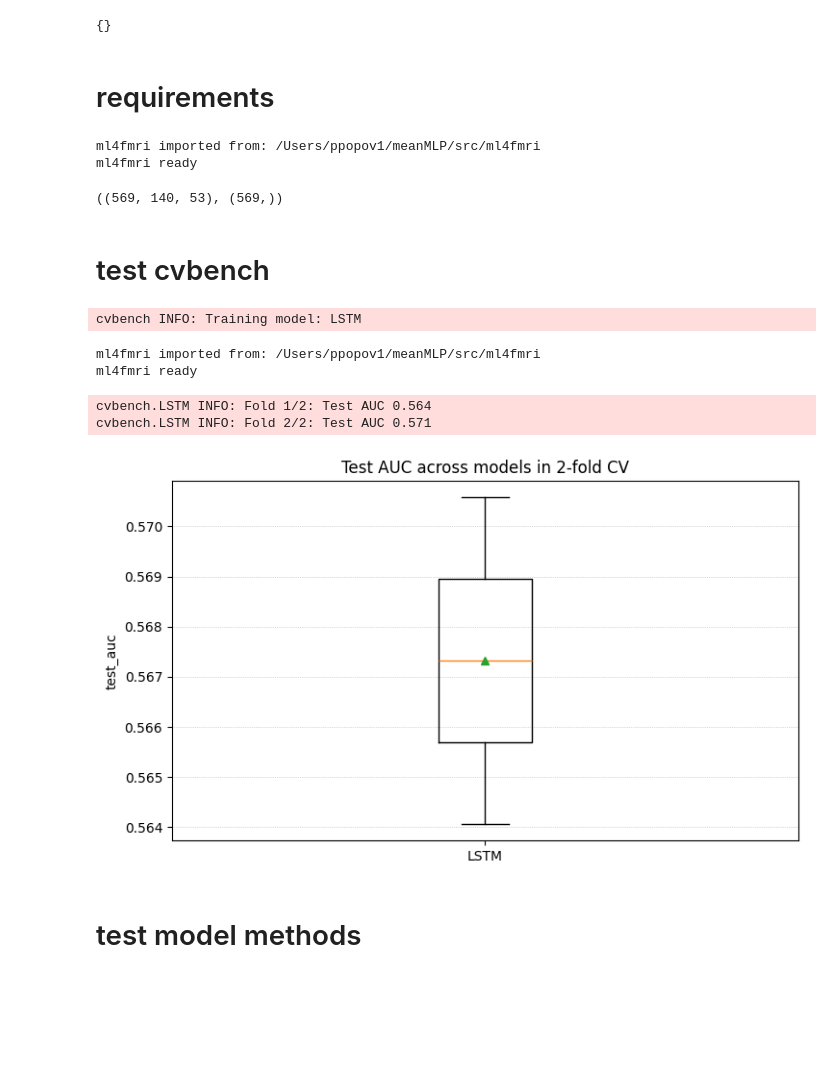
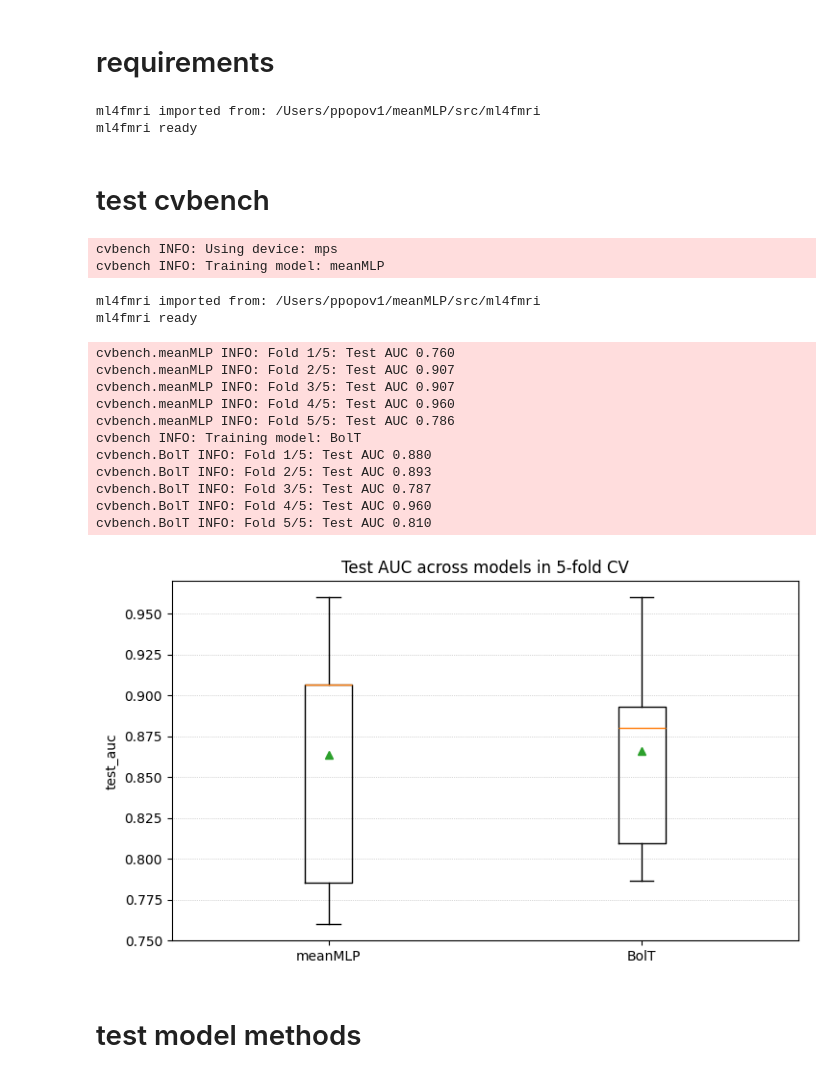
Before and after one commit to neuroneural/meanMLP, a Jupyter notebook: scripts/test.ipynb, the cells around one changed output. Cells and saved outputs as stored; diff of their text form; code cells hidden in the pictures; blank space fills up the shorter version.

```diff
--- a/scripts/test.ipynb
+++ b/scripts/test.ipynb
@@ -53,7 +1,3 @@ MODELS = _discover_models()
-# %%
-MODELS
-# %% [output]
-{}
 # %% [markdown]
 # requirements
 # %%
@@ -108,25 +52,37 @@ from cobre import load_data as load_cobre
 
 data, labels = load_abide()
 data.shape, labels.shape
+
+data, labels = data[:100], labels[:100]
 # %% [output]
 ml4fmri imported from: /Users/ppopov1/meanMLP/src/ml4fmri
 ml4fmri ready
-((569, 140, 53), (569,))
 # %% [markdown]
 # test cvbench
 # %%
 ml4fmri = fresh_import_ml4fmri()
 from ml4fmri import cvbench # runs CV experiments with implemented models on the given data
 # report = cvbench(data, labels, models='lite', n_folds=2)
-report = cvbench(data, labels, models='LSTM', n_folds=2)
+# report = cvbench(data, labels, models='all', n_folds=5)
+report = cvbench(data, labels, models=['meanMLP', 'BolT'], n_folds=5)
 report.plot_scores()
 # %% [output]
-cvbench INFO: Training model: LSTM
+cvbench INFO: Using device: mps
+cvbench INFO: Training model: meanMLP
 ml4fmri imported from: /Users/ppopov1/meanMLP/src/ml4fmri
 ml4fmri ready
-cvbench.LSTM INFO: Fold 1/2: Test AUC 0.564
-cvbench.LSTM INFO: Fold 2/2: Test AUC 0.571
+cvbench.meanMLP INFO: Fold 1/5: Test AUC 0.760
+cvbench.meanMLP INFO: Fold 2/5: Test AUC 0.907
+cvbench.meanMLP INFO: Fold 3/5: Test AUC 0.907
+cvbench.meanMLP INFO: Fold 4/5: Test AUC 0.960
+cvbench.meanMLP INFO: Fold 5/5: Test AUC 0.786
+cvbench INFO: Training model: BolT
+cvbench.BolT INFO: Fold 1/5: Test AUC 0.880
+cvbench.BolT INFO: Fold 2/5: Test AUC 0.893
+cvbench.BolT INFO: Fold 3/5: Test AUC 0.787
+cvbench.BolT INFO: Fold 4/5: Test AUC 0.960
+cvbench.BolT INFO: Fold 5/5: Test AUC 0.810
-[figure, old version]
+[figure, new version]
 # %% [markdown]
 # test model methods
 # %%
```
Also changed, not shown: parts of 1 cell of this notebook, 1 other file.
